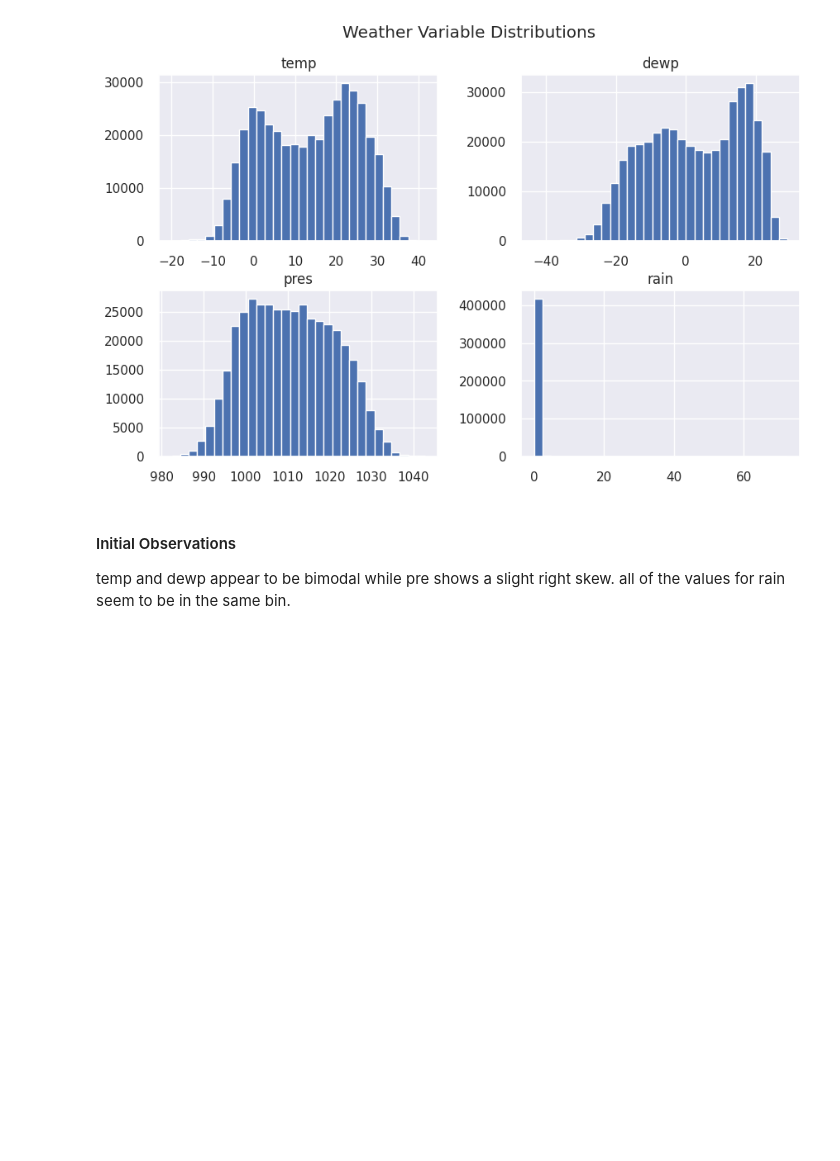
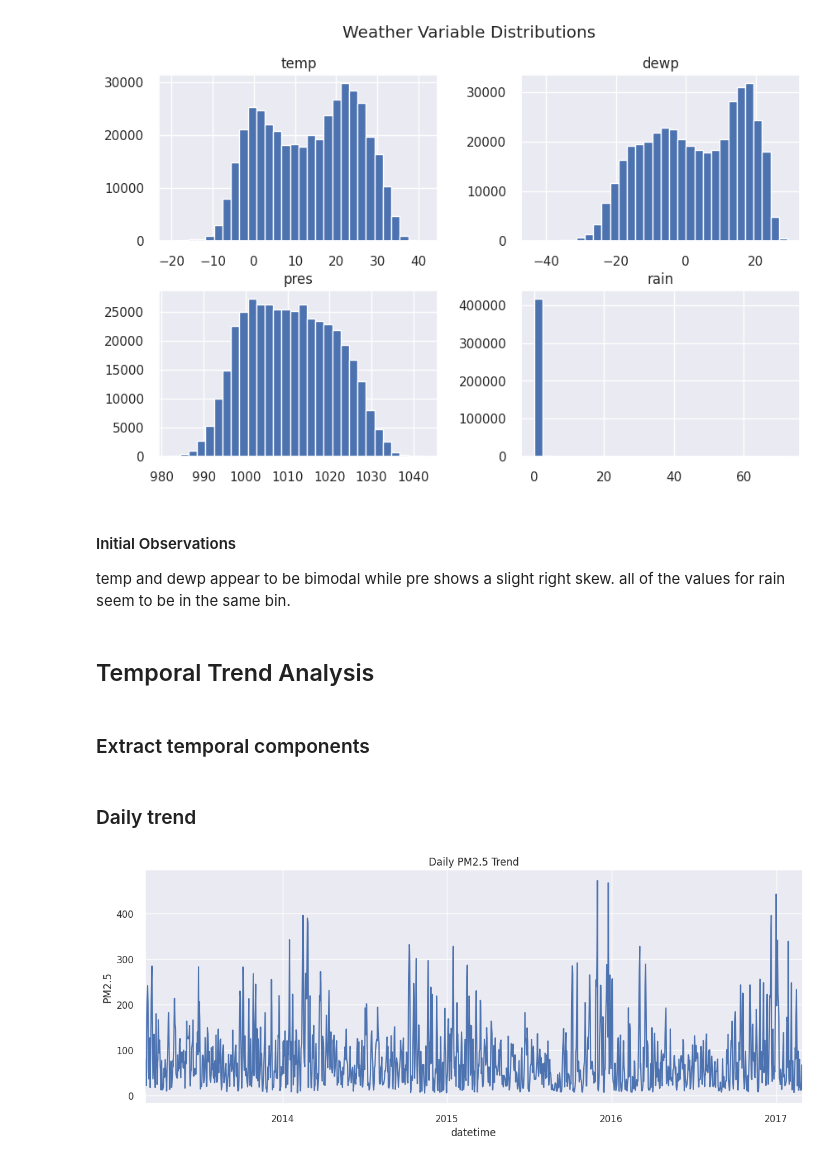
Before and after one commit to RSE1982/beijing-air-quality, a Jupyter notebook: notebooks/03_initial_eda.ipynb, the cells around one changed output. Cells and saved outputs as stored; diff of their text form; code cells hidden in the pictures; blank space fills up the shorter version.

Commit message:
feat: add temporal trend analysis, closes #23

```diff
--- a/notebooks/03_initial_eda.ipynb
+++ b/notebooks/03_initial_eda.ipynb
@@ -244,3 +244,24 @@ plt.show()
 
 temp and dewp appear to be bimodal while pre shows a slight right skew.
 all of the values for rain seem to be in the same bin.
+# %% [markdown]
+## Temporal Trend Analysis
+# %% [markdown]
+### Extract temporal components
+# %%
+df["year"] = df["datetime"].dt.year
+df["month"] = df["datetime"].dt.month
+df["hour"] = df["datetime"].dt.hour
+df["day"] = df["datetime"].dt.day
+# %% [markdown]
+### Daily trend
+# %%
+daily = df.resample("D", on="datetime")["pm2.5"].mean()
+
+plt.figure(figsize=(14,5))
+daily.plot()
+plt.title("Daily PM2.5 Trend")
+plt.ylabel("PM2.5")
+plt.show()
+# %% [output]
+[figure, added]
```
Also changed, not shown: parts of 13 cells of this notebook.
